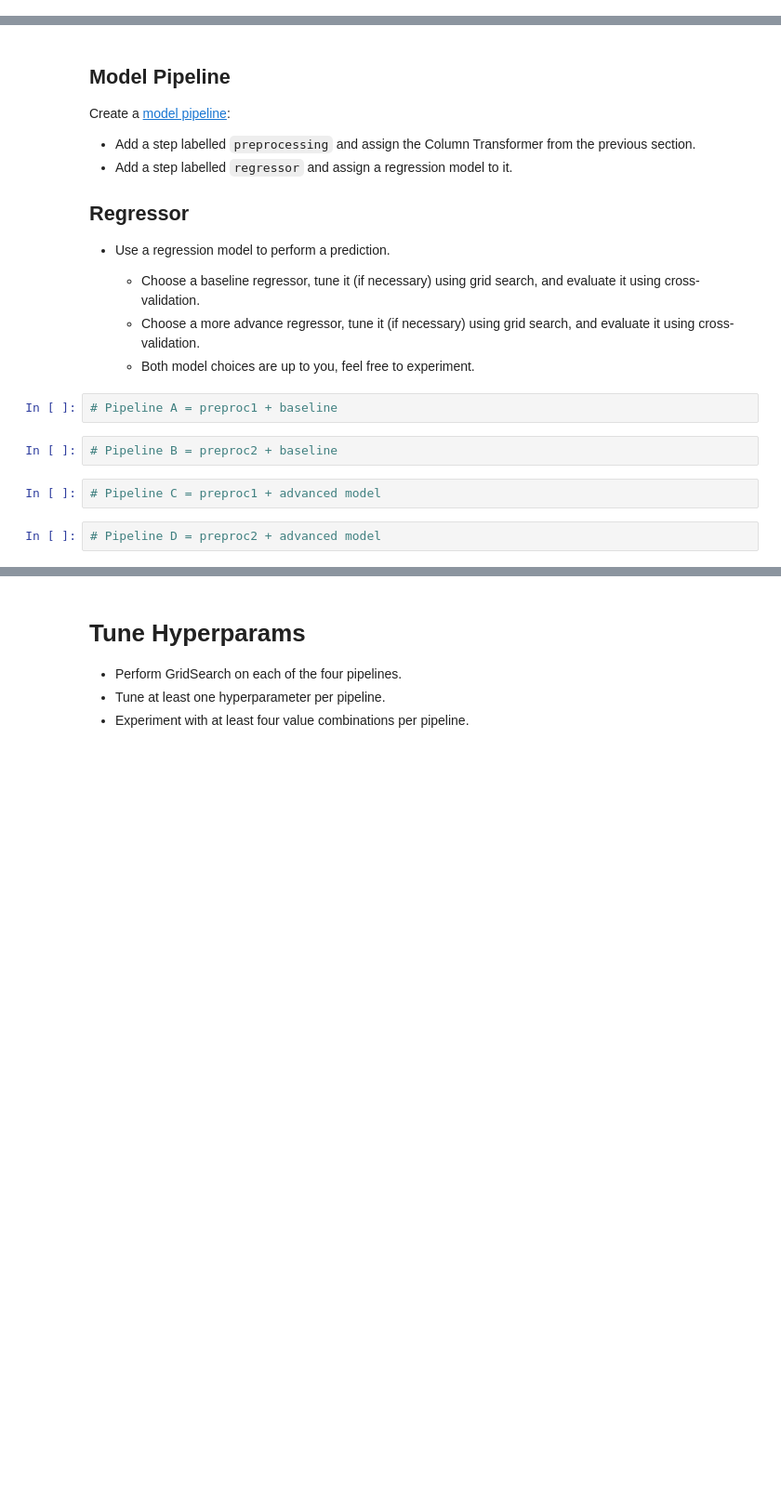
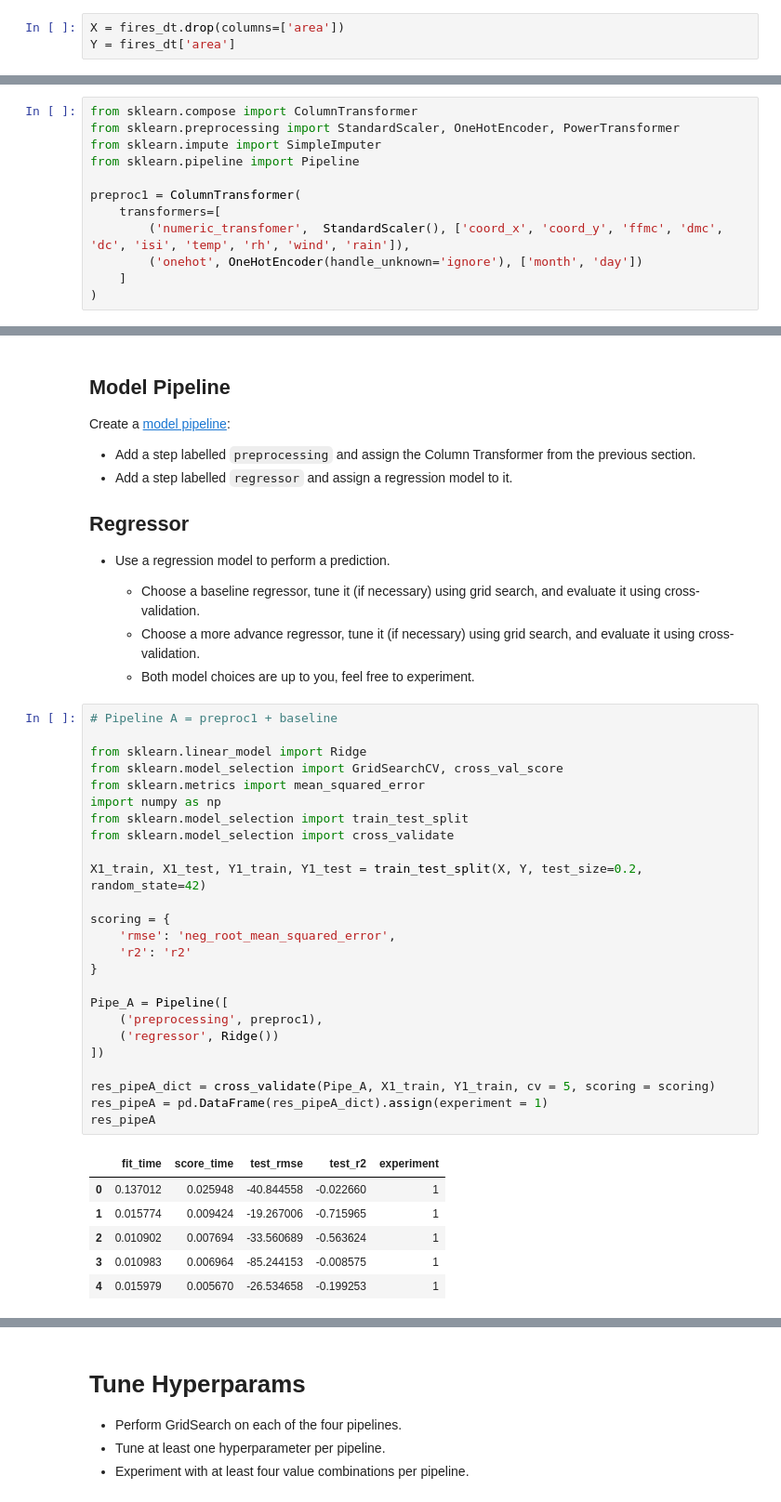
Before and after one commit to UofT-DSI/production, a Jupyter notebook: 02_activities/assignments/assignment_2.ipynb, the cells around one changed output, grey strips where cells are left out. Shown at 93% size. Saved outputs shown, nothing was run; the diff lists cells and outputs as text; blank space fills up the shorter version.

Commit message:
I have added code for the assignament 2

```diff
--- a/02_activities/assignments/assignment_2.ipynb
+++ b/02_activities/assignments/assignment_2.ipynb
@@ -78,6 +117,9 @@ fires_dt.info()
 # Get X and Y
 
 Create the features data frame and target data.
+# %%
+X = fires_dt.drop(columns=['area'])
+Y = fires_dt['area']
 # %% [markdown]
 # Preprocessing
 
@@ -104,6 +146,18 @@ Create preproc1 below.
 
 + Numeric: scaled variables, no other transforms.
 + Categorical: one-hot encoding.
+# %%
+from sklearn.compose import ColumnTransformer
+from sklearn.preprocessing import StandardScaler, OneHotEncoder, PowerTransformer
+from sklearn.impute import SimpleImputer
+from sklearn.pipeline import Pipeline
+
+preproc1 = ColumnTransformer(
+    transformers=[
+        ('numeric_transfomer',  StandardScaler(), ['coord_x', 'coord_y', 'ffmc', 'dmc', 'dc', 'isi', 'temp', 'rh', 'wind', 'rain']),
+        ('onehot', OneHotEncoder(handle_unknown='ignore'), ['month', 'day'])
+    ]
+)
 # %% [markdown]
 ### Preproc 2
 
@@ -127,11 +211,35 @@ Create a [model pipeline](https://scikit-learn.org/stable/modules/generated/skle
     - Choose a baseline regressor, tune it (if necessary) using grid search, and evaluate it using cross-validation.
     - Choose a more advance regressor, tune it (if necessary) using grid search, and evaluate it using cross-validation.
     - Both model choices are up to you, feel free to experiment.
-# %%
-# Pipeline A = preproc1 + baseline
-# %%
-# Pipeline B = preproc2 + baseline
-# %%
-# Pipeline C = preproc1 + advanced model
-# %%
-# Pipeline D = preproc2 + advanced model
+# %%
+# Pipeline A = preproc1 + baseline
+
+from sklearn.linear_model import Ridge
+from sklearn.model_selection import GridSearchCV, cross_val_score
+from sklearn.metrics import mean_squared_error
+import numpy as np
+from sklearn.model_selection import train_test_split
+from sklearn.model_selection import cross_validate
+
+X1_train, X1_test, Y1_train, Y1_test = train_test_split(X, Y, test_size=0.2, random_state=42)
+
+scoring = {
+    'rmse': 'neg_root_mean_squared_error',
+    'r2': 'r2'
+}
+
+Pipe_A = Pipeline([
+    ('preprocessing', preproc1),
+    ('regressor', Ridge())
+])
+
+res_pipeA_dict = cross_validate(Pipe_A, X1_train, Y1_train, cv = 5, scoring = scoring)
+res_pipeA = pd.DataFrame(res_pipeA_dict).assign(experiment = 1)
+res_pipeA
+# %% [output]
+|  | fit_time | score_time | test_rmse | test_r2 | experiment |
+| 0 | 0.137012 | 0.025948 | -40.844558 | -0.022660 | 1 |
+| 1 | 0.015774 | 0.009424 | -19.267006 | -0.715965 | 1 |
+| 2 | 0.010902 | 0.007694 | -33.560689 | -0.563624 | 1 |
+| 3 | 0.010983 | 0.006964 | -85.244153 | -0.008575 | 1 |
+| 4 | 0.015979 | 0.005670 | -26.534658 | -0.199253 | 1 |
```
Also changed, not shown: parts of 15 cells of this notebook.
